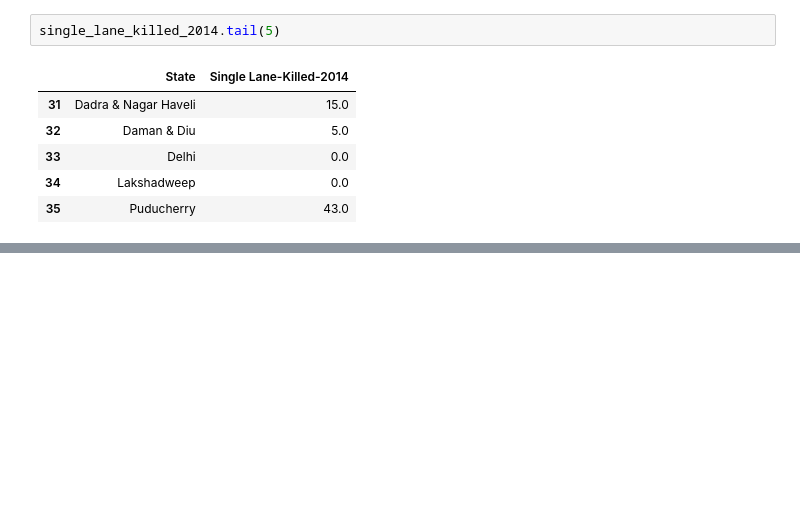
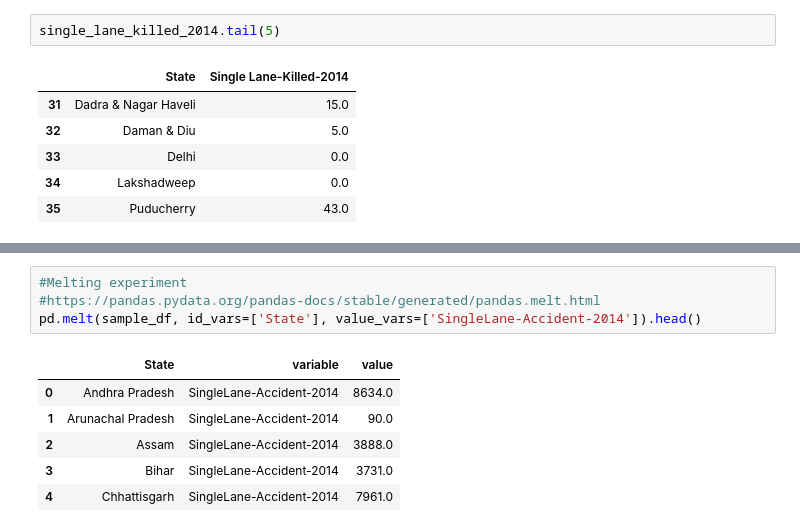
Before and after one commit to dbiswa4/python-projects, a Jupyter notebook: spring-2017/src/data-viz/proj/road-features-01.ipynb, the cells around one changed output, grey strips where cells are left out. Saved outputs shown, nothing was run; the diff lists cells and outputs as text; blank space fills up the shorter version.

```diff
--- a/spring-2017/src/data-viz/proj/road-features-01.ipynb
+++ b/spring-2017/src/data-viz/proj/road-features-01.ipynb
@@ -103,0 +115,11 @@ plt.title('State vs Single Lane-Killed-2014')
+# %%
+#Melting experiment
+#https://pandas.pydata.org/pandas-docs/stable/generated/pandas.melt.html
+pd.melt(sample_df, id_vars=['State'], value_vars=['SingleLane-Accident-2014']).head()
+# %% [output]
+|  | State | variable | value |
+| 0 | Andhra Pradesh | SingleLane-Accident-2014 | 8634.0 |
+| 1 | Arunachal Pradesh | SingleLane-Accident-2014 | 90.0 |
+| 2 | Assam | SingleLane-Accident-2014 | 3888.0 |
+| 3 | Bihar | SingleLane-Accident-2014 | 3731.0 |
+| 4 | Chhattisgarh | SingleLane-Accident-2014 | 7961.0 |
```
Also changed, not shown: parts of 11 cells of this notebook, 2 other files.
